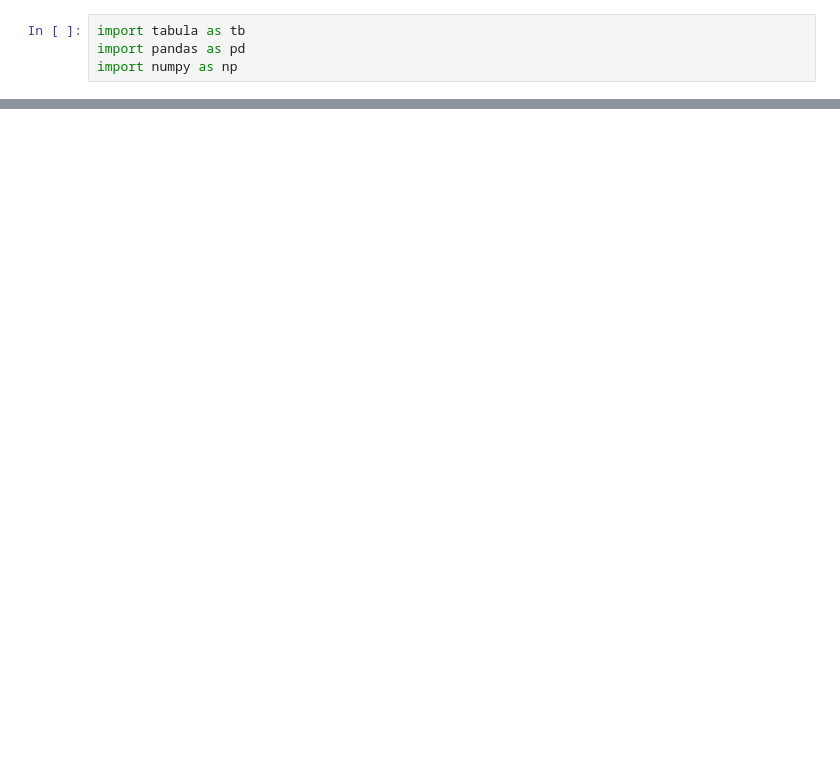
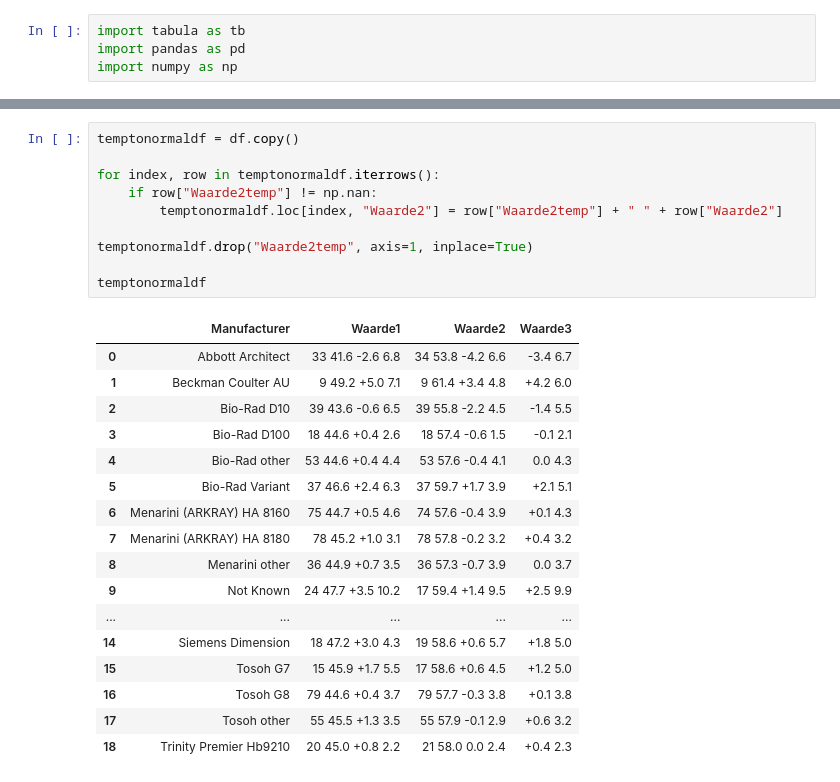
Before and after one commit to DSa-HbA1c/EurA1c-data, a Jupyter notebook: EurA1c.ipynb, the cells around one changed output, grey strips where cells are left out. Cells and saved outputs as stored; diff of their text form; blank space fills up the shorter version.

```diff
--- a/EurA1c.ipynb
+++ b/EurA1c.ipynb
@@ -48 +48,29 @@ df
+# %%
+temptonormaldf = df.copy()
+
+for index, row in temptonormaldf.iterrows():
+    if row["Waarde2temp"] != np.nan:
+        temptonormaldf.loc[index, "Waarde2"] = row["Waarde2temp"] + " " + row["Waarde2"]
+
+temptonormaldf.drop("Waarde2temp", axis=1, inplace=True)
+
+temptonormaldf
+# %% [output]
+|  | Manufacturer | Waarde1 | Waarde2 | Waarde3 |
+| 0 | Abbott Architect | 33 41.6 -2.6 6.8 | 34 53.8 -4.2 6.6 | -3.4 6.7 |
+| 1 | Beckman Coulter AU | 9 49.2 +5.0 7.1 | 9 61.4 +3.4 4.8 | +4.2 6.0 |
+| 2 | Bio-Rad D10 | 39 43.6 -0.6 6.5 | 39 55.8 -2.2 4.5 | -1.4 5.5 |
+| 3 | Bio-Rad D100 | 18 44.6 +0.4 2.6 | 18 57.4 -0.6 1.5 | -0.1 2.1 |
+| 4 | Bio-Rad other | 53 44.6 +0.4 4.4 | 53 57.6 -0.4 4.1 | 0.0 4.3 |
+| 5 | Bio-Rad Variant | 37 46.6 +2.4 6.3 | 37 59.7 +1.7 3.9 | +2.1 5.1 |
+| 6 | Menarini (ARKRAY) HA 8160 | 75 44.7 +0.5 4.6 | 74 57.6 -0.4 3.9 | +0.1 4.3 |
+| 7 | Menarini (ARKRAY) HA 8180 | 78 45.2 +1.0 3.1 | 78 57.8 -0.2 3.2 | +0.4 3.2 |
+| 8 | Menarini other | 36 44.9 +0.7 3.5 | 36 57.3 -0.7 3.9 | 0.0 3.7 |
+| 9 | Not Known | 24 47.7 +3.5 10.2 | 17 59.4 +1.4 9.5 | +2.5 9.9 |
+| ... | ... | ... | ... | ... |
+| 14 | Siemens Dimension | 18 47.2 +3.0 4.3 | 19 58.6 +0.6 5.7 | +1.8 5.0 |
+| 15 | Tosoh G7 | 15 45.9 +1.7 5.5 | 17 58.6 +0.6 4.5 | +1.2 5.0 |
+| 16 | Tosoh G8 | 79 44.6 +0.4 3.7 | 79 57.7 -0.3 3.8 | +0.1 3.8 |
+| 17 | Tosoh other | 55 45.5 +1.3 3.5 | 55 57.9 -0.1 2.9 | +0.6 3.2 |
+| 18 | Trinity Premier Hb9210 | 20 45.0 +0.8 2.2 | 21 58.0 0.0 2.4 | +0.4 2.3 |
 # %%
```
Also changed, not shown: parts of 6 cells of this notebook, 2 other files.
